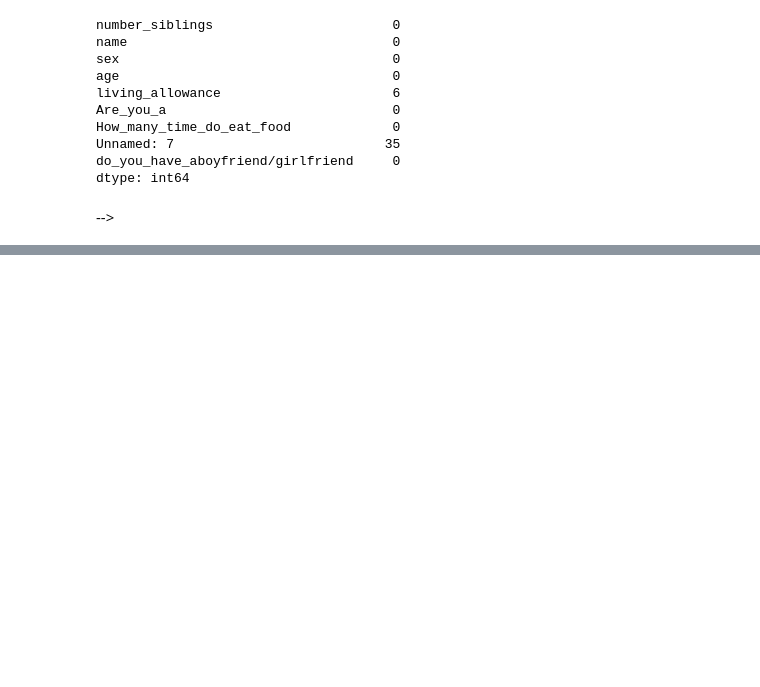
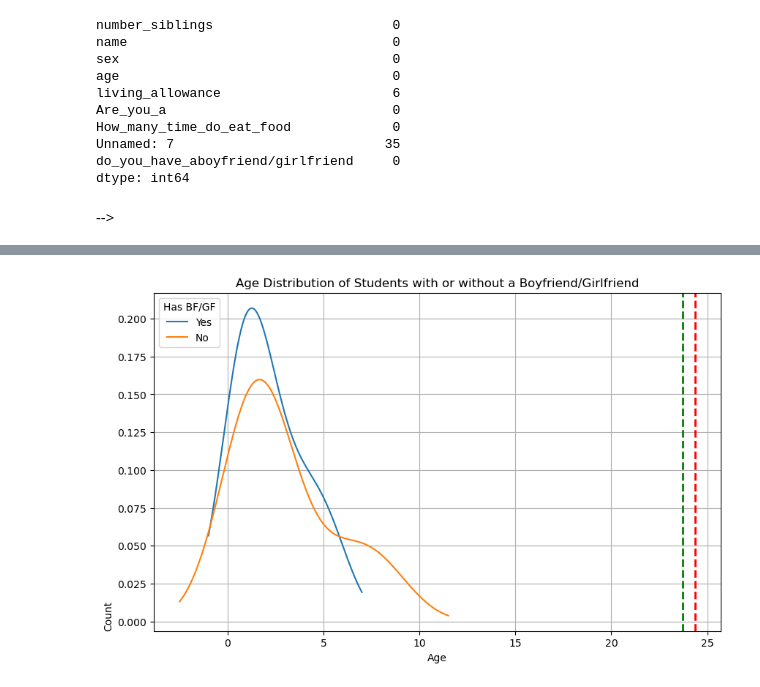
Before and after one commit to DerrickLegacy/python_lan_basic, a Jupyter notebook: Morning Session/derrick_ahaabwe_day8.ipynb, the cells around one changed output, grey strips where cells are left out. Cells and saved outputs as stored; diff of their text form; code cells hidden in the pictures; blank space fills up the shorter version.

```diff
--- a/Morning Session/derrick_ahaabwe_day8.ipynb
+++ b/Morning Session/derrick_ahaabwe_day8.ipynb
@@ -91,0 +124,19 @@ dtype: int64
+# %%
+# b) Density chart
+filtered_data_with_bf_gf = data.loc[data["has_bf_gf"] == 1, 'age']
+filtered_data_without_bf_gf = data.loc[data["has_bf_gf"] == 0, 'age']
+
+ax = filtered_data_with_bf_gf.value_counts().plot(kind="density", figsize=(10, 6))
+ax = filtered_data_without_bf_gf.value_counts().plot(kind="density", figsize=(10, 6))
+
+ax.axvline(filtered_data_with_bf_gf.mean(), color='red', linestyle='--', linewidth=2, label='Mean Age (Has BF/GF)')
+ax.axvline(filtered_data_without_bf_gf.mean(), color='green', linestyle='--', linewidth=2, label='Mean Age (No BF/GF)')
+
+plt.title('Age Distribution of Students with or without a Boyfriend/Girlfriend')
+plt.xlabel('Age')
+plt.ylabel('Count',loc='bottom')
+plt.legend(title="Has BF/GF", labels=["Yes", "No"])
+plt.grid(True)
+plt.show()
+# %% [output]
+[figure, added]
```
Also changed, not shown: parts of 8 cells of this notebook, 19 other files.
